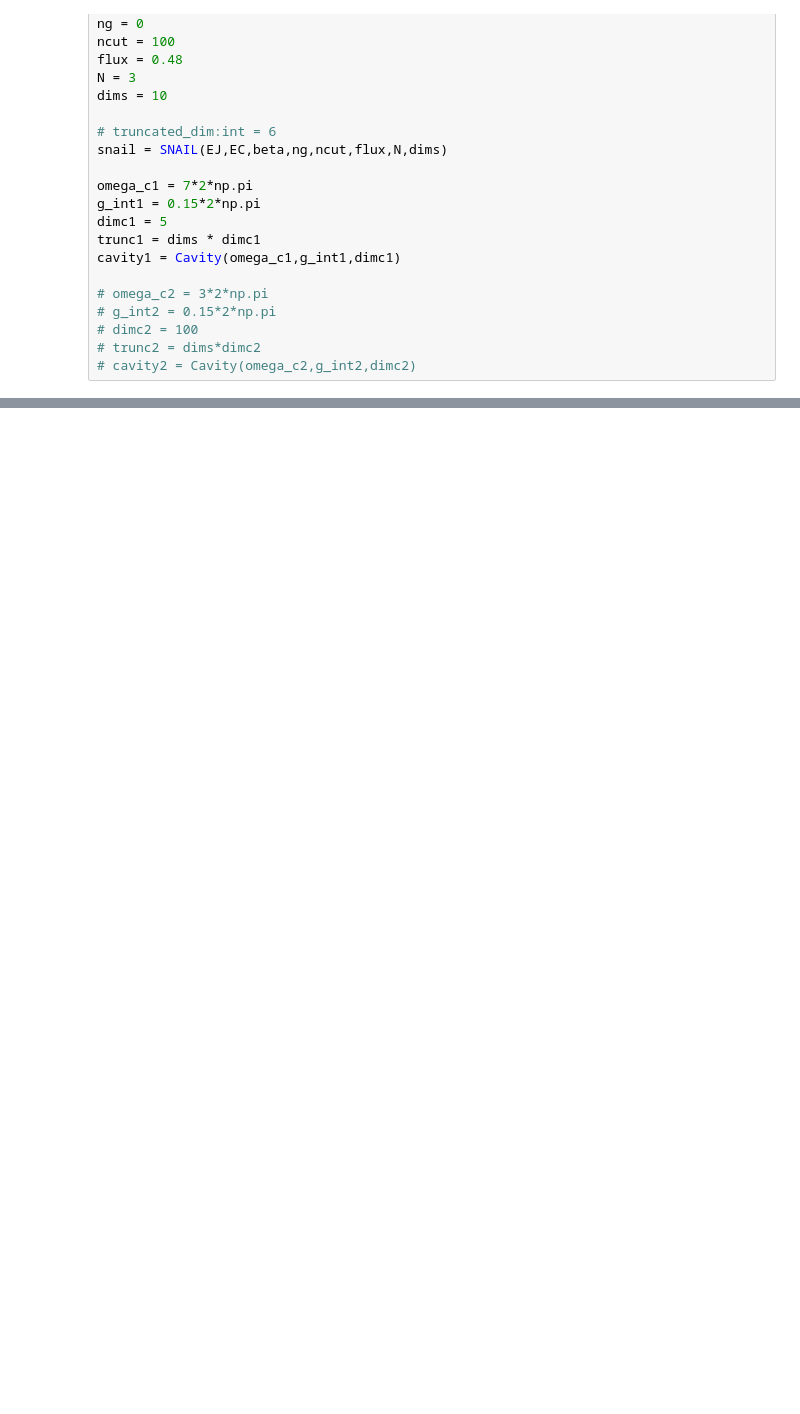
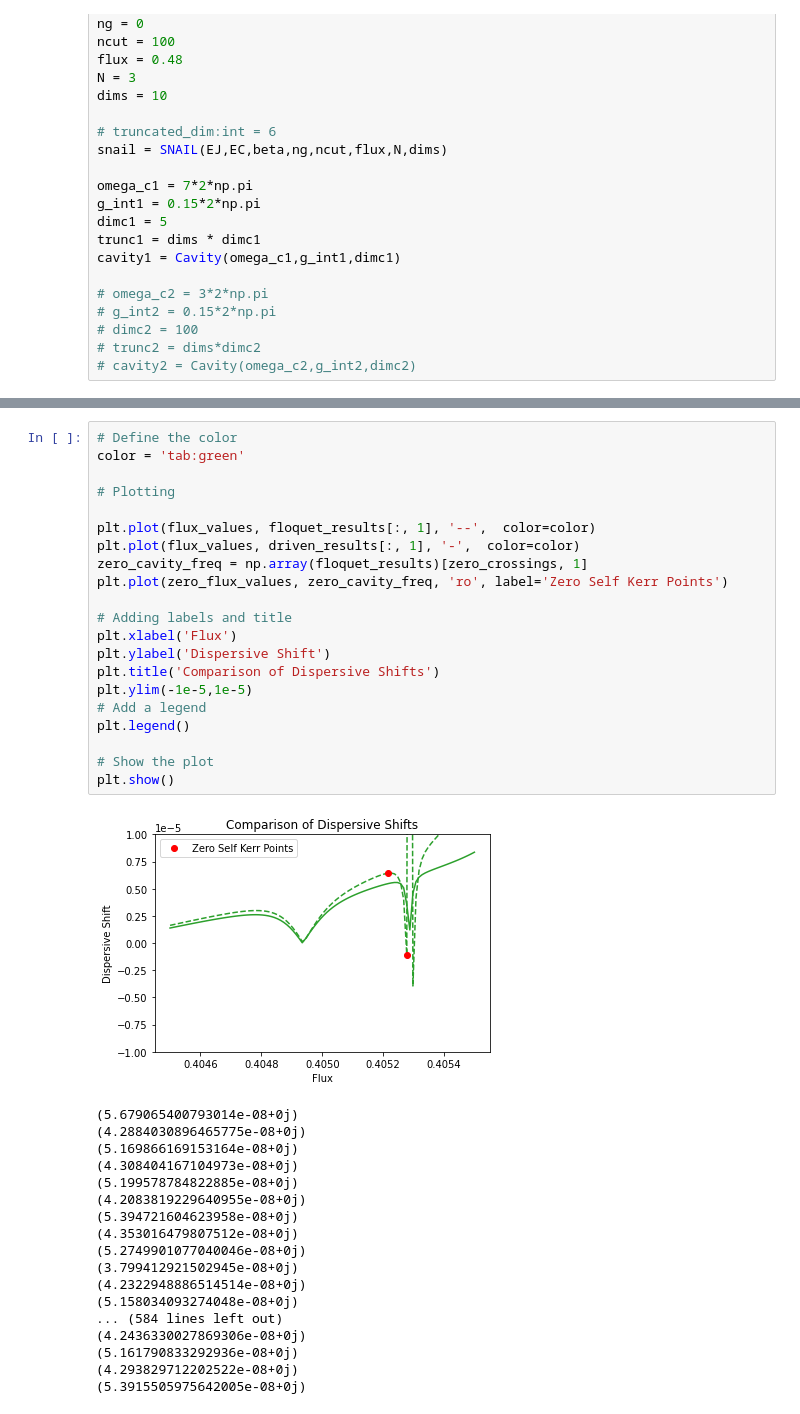
Before and after one commit to yunweilu/SNAIL, a Jupyter notebook: charge-coupling/Sweetspot/snailc_floquet-Copy2.ipynb, the cells around one changed output, grey strips where cells are left out. Saved outputs shown, nothing was run; the diff lists cells and outputs as text; blank space fills up the shorter version.

```diff
--- a/charge-coupling/Sweetspot/snailc_floquet-Copy2.ipynb
+++ b/charge-coupling/Sweetspot/snailc_floquet-Copy2.ipynb
@@ -402,0 +451,40 @@ def T1f(der):
+# %%
+# Define the color
+color = 'tab:green'
+
+# Plotting
+
+plt.plot(flux_values, floquet_results[:, 1], '--',  color=color)
+plt.plot(flux_values, driven_results[:, 1], '-',  color=color)
+zero_cavity_freq = np.array(floquet_results)[zero_crossings, 1]
+plt.plot(zero_flux_values, zero_cavity_freq, 'ro', label='Zero Self Kerr Points')
+
+# Adding labels and title
+plt.xlabel('Flux')
+plt.ylabel('Dispersive Shift')
+plt.title('Comparison of Dispersive Shifts')
+plt.ylim(-1e-5,1e-5)
+# Add a legend
+plt.legend()
+
+# Show the plot
+plt.show()
+# %% [output]
+[figure, added]
+(5.679065400793014e-08+0j)
+(4.2884030896465775e-08+0j)
+(5.169866169153164e-08+0j)
+(4.308404167104973e-08+0j)
+(5.199578784822885e-08+0j)
+(4.2083819229640955e-08+0j)
+(5.394721604623958e-08+0j)
+(4.353016479807512e-08+0j)
+(5.2749901077040046e-08+0j)
+(3.799412921502945e-08+0j)
+(4.2322948886514514e-08+0j)
+(5.158034093274048e-08+0j)
+... (584 lines left out)
+(4.2436330027869306e-08+0j)
+(5.161790833292936e-08+0j)
+(4.293829712202522e-08+0j)
+(5.3915505975642005e-08+0j)
```
Also changed, not shown: parts of 12 cells of this notebook, 57 other files.
